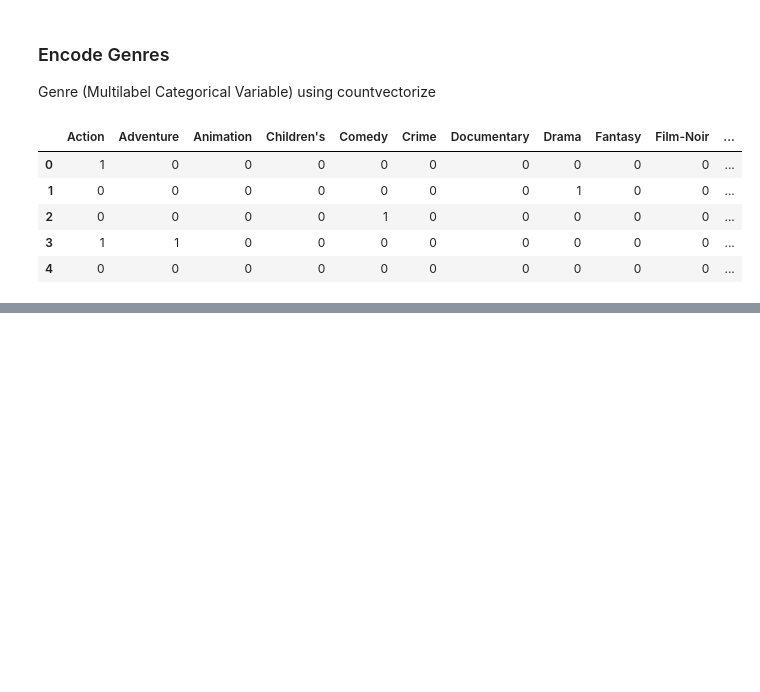
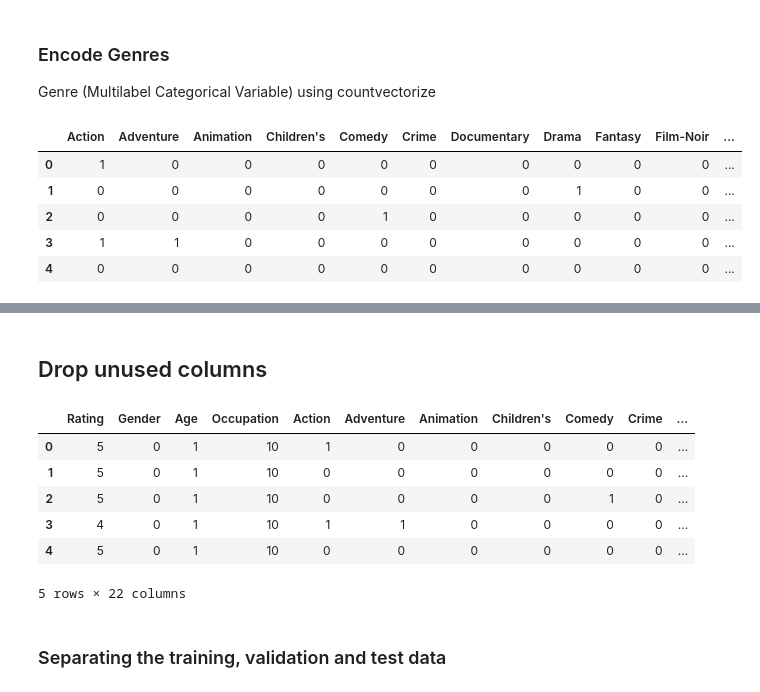
Before and after one commit to maxwellowusu/movie_recommender_system_ML, a Jupyter notebook: movie_recommender_max.ipynb, the cells around one changed output, grey strips where cells are left out. Saved outputs shown, nothing was run; the diff lists cells and outputs as text; code cells hidden in the pictures; blank space fills up the shorter version.

```diff
--- a/movie_recommender_max.ipynb
+++ b/movie_recommender_max.ipynb
@@ -274,0 +289,19 @@ df_movies.drop(['Genres'], axis=1, inplace=True)
+# %%
+# Encode gender inot 0 and 1
+df_movies['Gender']=np.where(df_movies['Gender']=='F',0,1)
+# %% [markdown]
+## Drop unused columns
+# %%
+df_movies.drop(['MovieId', 'Title', 'UserId', 'Timestamp', 'Zip-code'], axis=1, inplace=True)
+# %%
+df_movies.head()
+# %% [output]
+|  | Rating | Gender | Age | Occupation | Action | Adventure | Animation | Children's | Comedy | Crime | ... |
+| 0 | 5 | 0 | 1 | 10 | 1 | 0 | 0 | 0 | 0 | 0 | ... |
+| 1 | 5 | 0 | 1 | 10 | 0 | 0 | 0 | 0 | 0 | 0 | ... |
+| 2 | 5 | 0 | 1 | 10 | 0 | 0 | 0 | 0 | 1 | 0 | ... |
+| 3 | 4 | 0 | 1 | 10 | 1 | 1 | 0 | 0 | 0 | 0 | ... |
+| 4 | 5 | 0 | 1 | 10 | 0 | 0 | 0 | 0 | 0 | 0 | ... |
+5 rows × 22 columns
+# %% [markdown]
+### Separating the training, validation and test data
```
Also changed, not shown: parts of 29 cells of this notebook.
